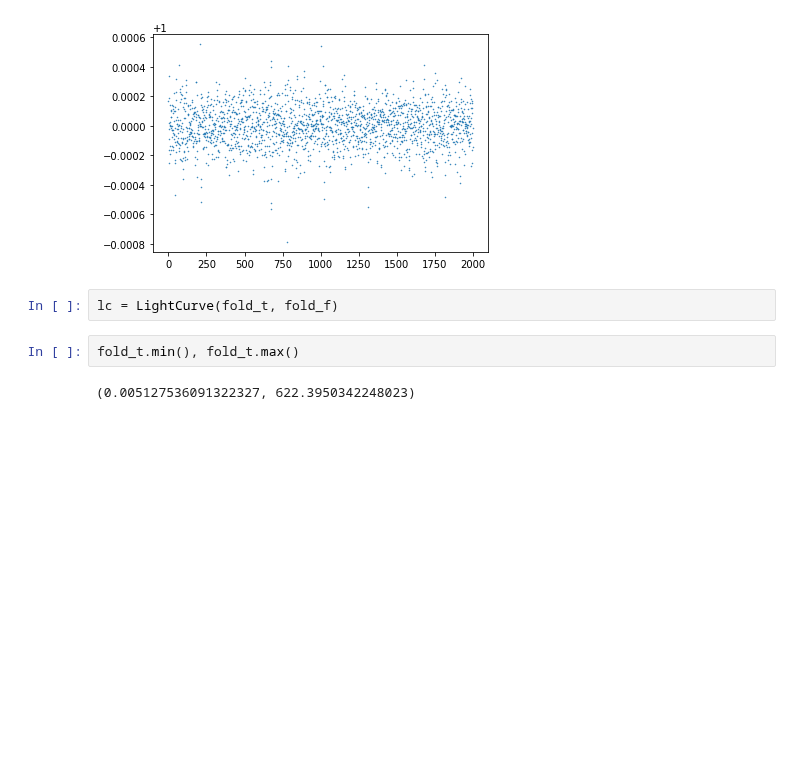
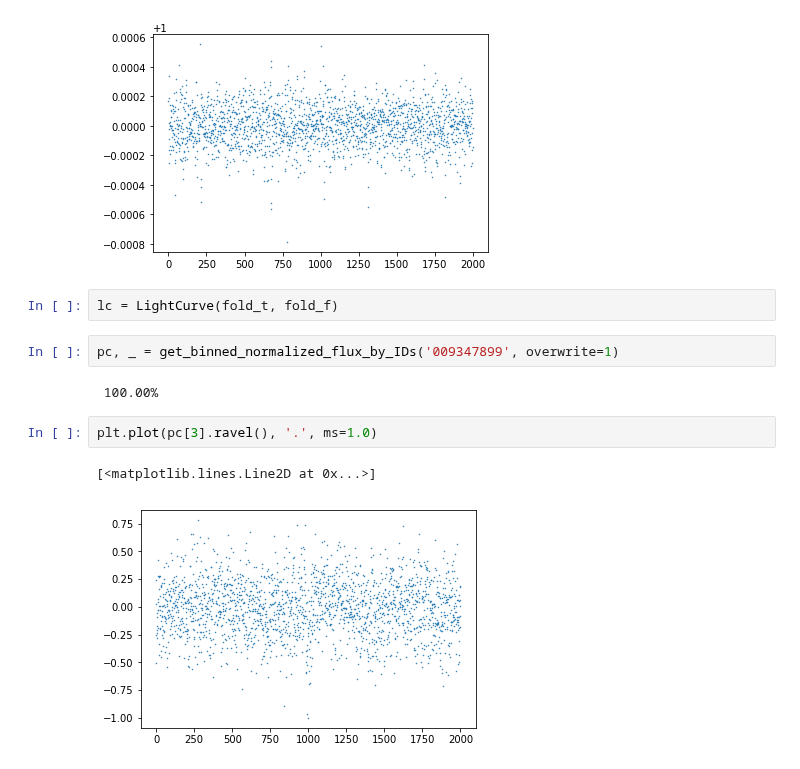
Before and after one commit to grewwc/phd_thesis, a Jupyter notebook: exoplanet/again_preprocess.ipynb, the cells around one changed output. Saved outputs shown, nothing was run; the diff lists cells and outputs as text; blank space fills up the shorter version.

```diff
--- a/exoplanet/again_preprocess.ipynb
+++ b/exoplanet/again_preprocess.ipynb
@@ -115,7 +123,12 @@ plt.plot(b, '.', ms=1.0)
 [figure]
 # %%
 lc = LightCurve(fold_t, fold_f)
-# %%
-fold_t.min(), fold_t.max()
-# %% [output]
-(0.005127536091322327, 622.3950342248023)
+# %%
+pc, _ = get_binned_normalized_flux_by_IDs('009347899', overwrite=1)
+# %% [output]
+ 100.00%
+# %%
+plt.plot(pc[3].ravel(), '.', ms=1.0)
+# %% [output]
+[<matplotlib.lines.Line2D at 0x...>]
+[figure, added]
```
Also changed, not shown: parts of 7 cells of this notebook, 4 other files.
